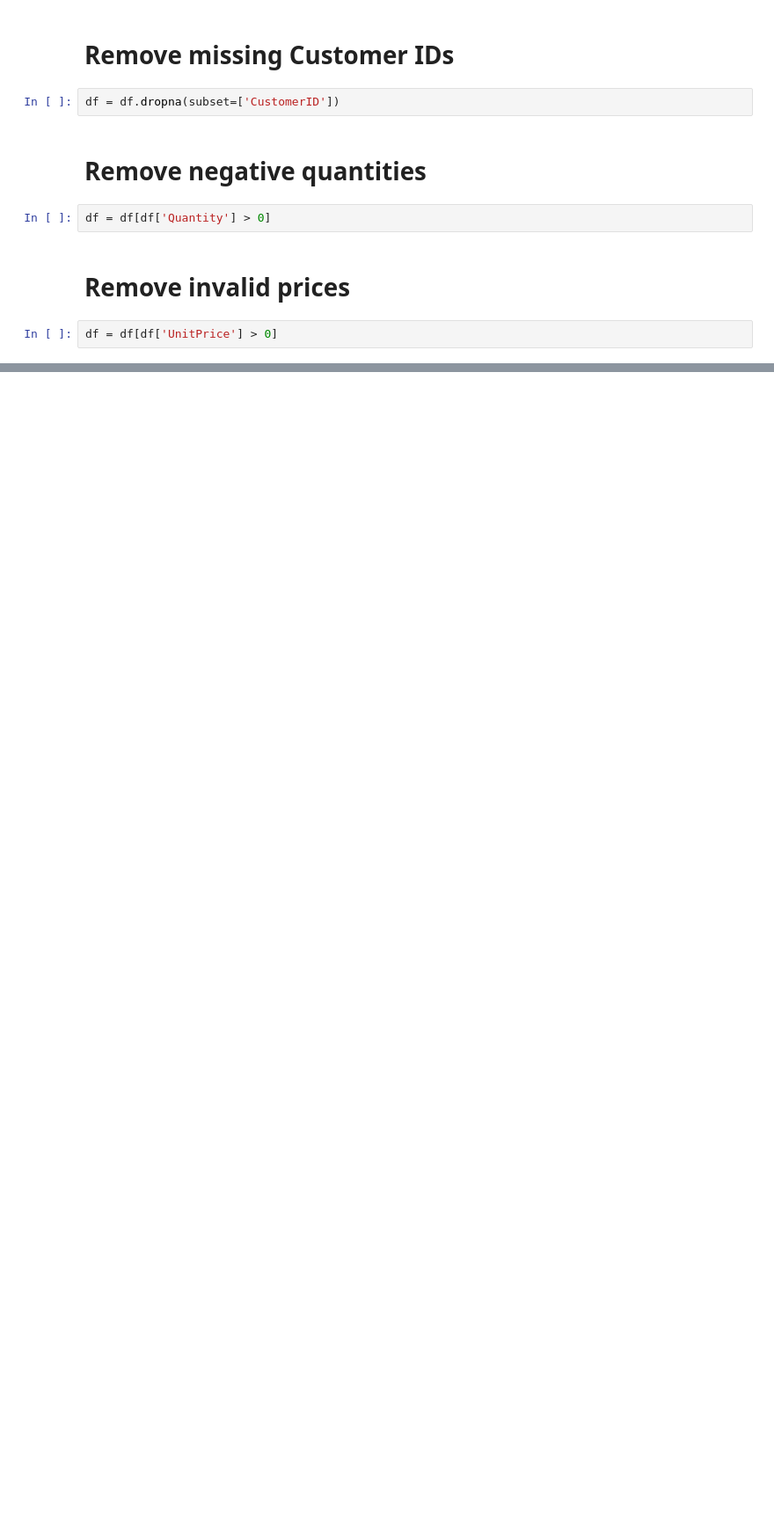
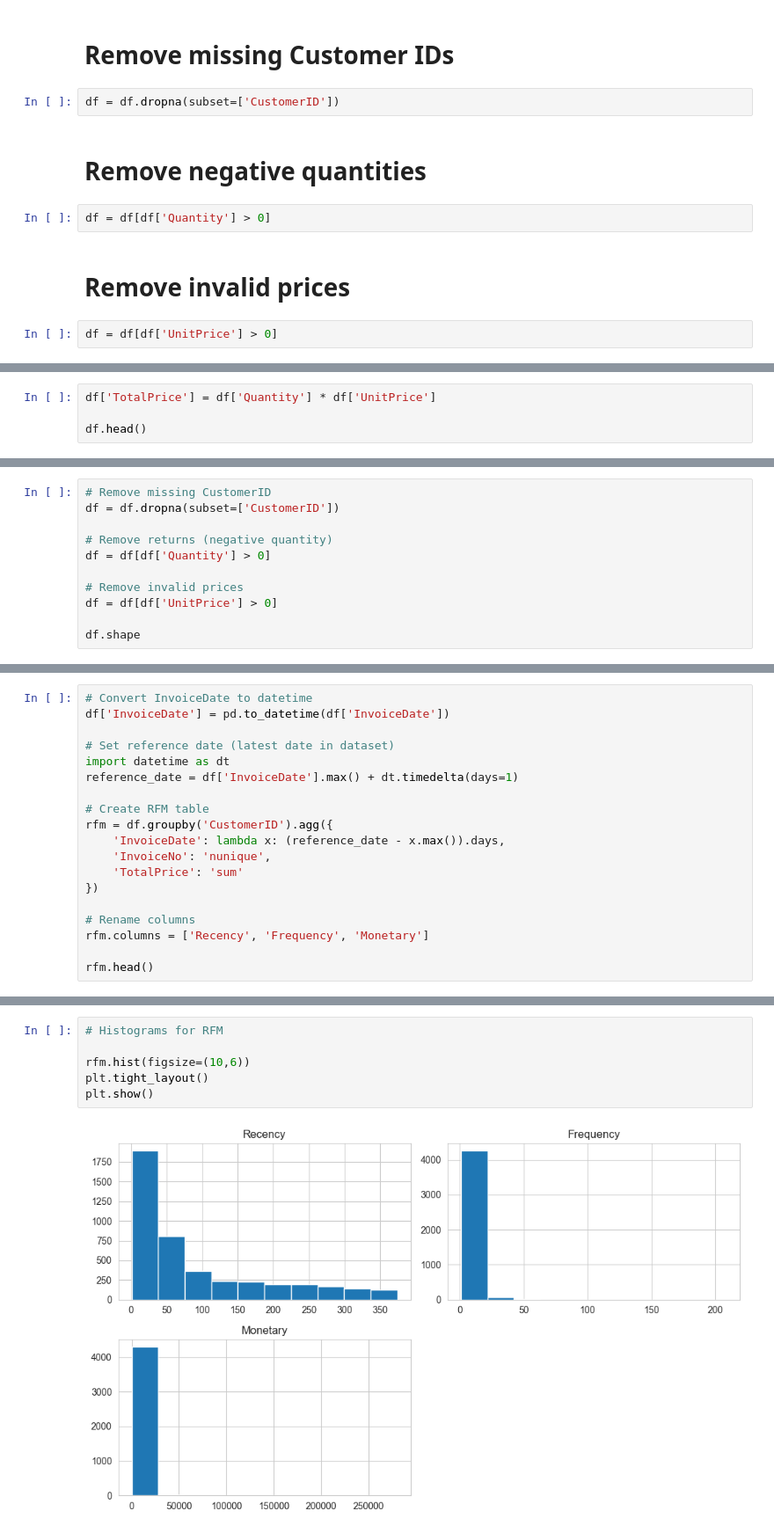
Before and after one commit to Ubahfavour12/BI-Customer-Segmentation-Project, a Jupyter notebook: customer_segmentation_final.ipynb, the cells around one changed output, grey strips where cells are left out. Shown at 88% size. Saved outputs shown, nothing was run; the diff lists cells and outputs as text; blank space fills up the shorter version.

```diff
--- a/customer_segmentation_final.ipynb
+++ b/customer_segmentation_final.ipynb
@@ -109,0 +142,4 @@ df = df[df['UnitPrice'] > 0]
+# %%
+df['TotalPrice'] = df['Quantity'] * df['UnitPrice']
+
+df.head()
@@ -109,0 +153,11 @@ df = df[df['UnitPrice'] > 0]
+# %%
+# Remove missing CustomerID
+df = df.dropna(subset=['CustomerID'])
+
+# Remove returns (negative quantity)
+df = df[df['Quantity'] > 0]
+
+# Remove invalid prices
+df = df[df['UnitPrice'] > 0]
+
+df.shape
@@ -109,0 +174,19 @@ df = df[df['UnitPrice'] > 0]
+# %%
+# Convert InvoiceDate to datetime
+df['InvoiceDate'] = pd.to_datetime(df['InvoiceDate'])
+
+# Set reference date (latest date in dataset)
+import datetime as dt
+reference_date = df['InvoiceDate'].max() + dt.timedelta(days=1)
+
+# Create RFM table
+rfm = df.groupby('CustomerID').agg({
+    'InvoiceDate': lambda x: (reference_date - x.max()).days,
+    'InvoiceNo': 'nunique',
+    'TotalPrice': 'sum'
+})
+
+# Rename columns
+rfm.columns = ['Recency', 'Frequency', 'Monetary']
+
+rfm.head()
@@ -109,0 +211,8 @@ df = df[df['UnitPrice'] > 0]
+# %%
+# Histograms for RFM
+
+rfm.hist(figsize=(10,6))
+plt.tight_layout()
+plt.show()
+# %% [output]
+[figure, added]
```
Also changed, not shown: parts of 37 cells of this notebook, 3 other files.
